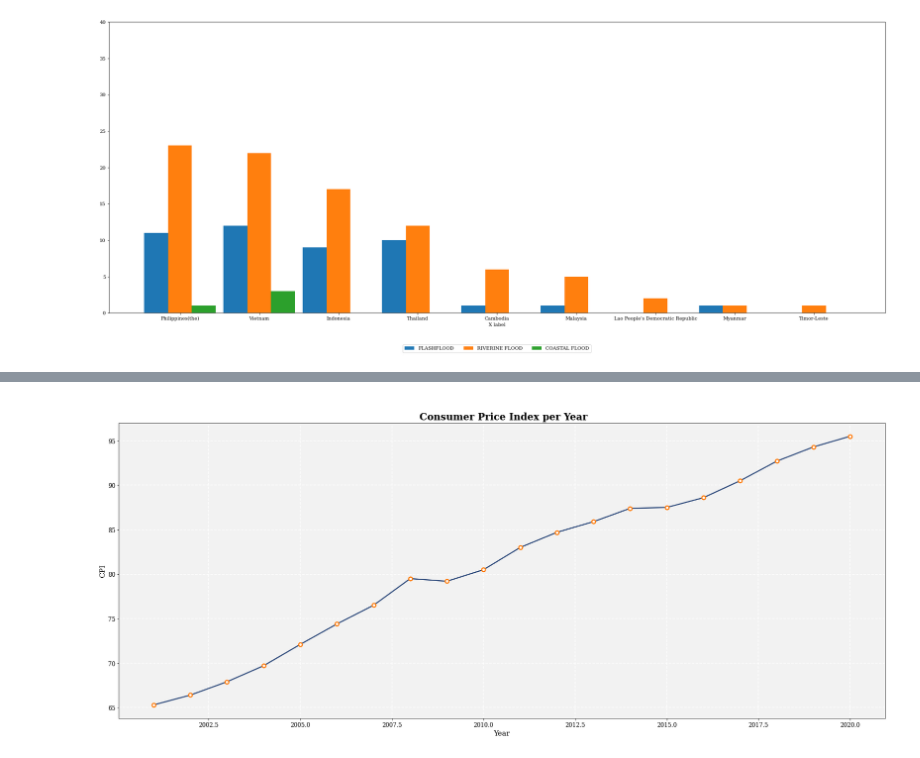
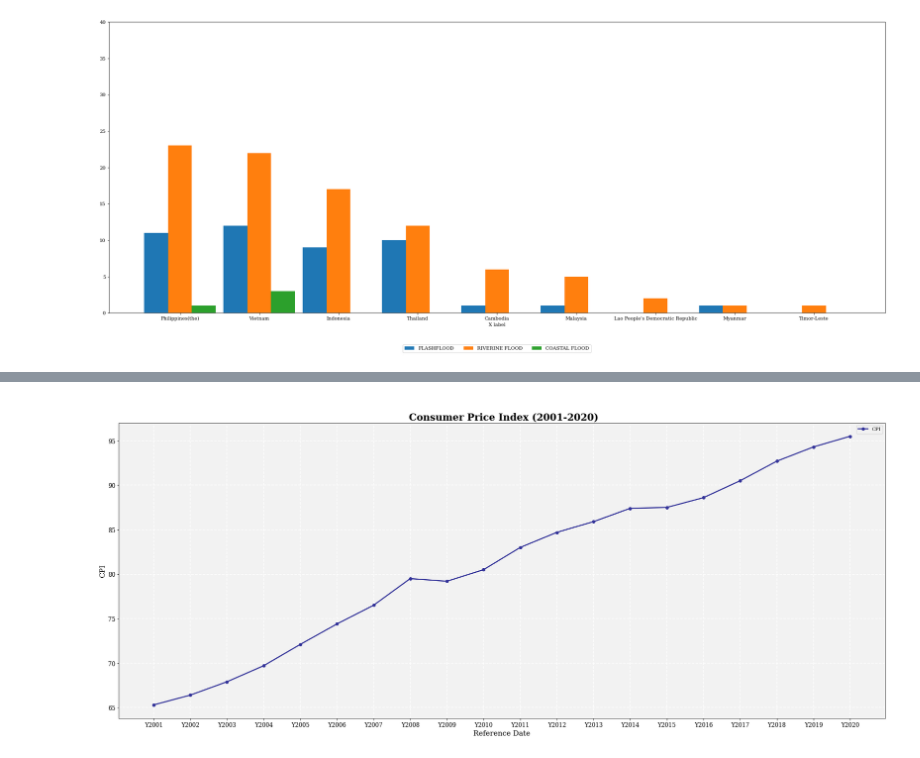
Before and after one commit to KarlAndreiCalimutan/Beta-Tech_BSIT_3207, a Jupyter notebook: Datasets_visual.ipynb, the cells around one changed output, grey strips where cells are left out. Cells and saved outputs as stored; diff of their text form; code cells hidden in the pictures.

```diff
--- a/Datasets_visual.ipynb
+++ b/Datasets_visual.ipynb
@@ -207,25 +207,26 @@ display(df.iloc[0:])
 # %%
+
 #getting all the values stored in the dataframe/csv
 Year = df["Year"]
 CPI = df["CPI"]
 
 #changing the size of visualization
 f = plt.figure(tight_layout=True)
 f.set_figwidth(23)
 f.set_figheight(10)
 
 #Changing the background color of the graph
 plt.rcParams['axes.facecolor'] = '#F2F2F2'
 
 #creating the plot
 plt.xticks(fontsize=12)
 plt.yticks(fontsize=12)
-plt.title("\n Consumer Price Index per Year", fontweight="bold", fontsize=20)
-plt.xlabel("Year", fontsize=15)
+plt.title("\n Consumer Price Index (2001-2020)", fontweight="bold", fontsize=20)
+plt.xlabel("Reference Date", fontsize=15)
 plt.ylabel("CPI", fontsize=15)
+plt.plot(Year, CPI, 'o-', c= '#333399', lw=2.4)
 plt.grid(color = 'white', linestyle = '--', linewidth = 1.5)
-plt.plot(Year, CPI, color="#2f4b7c", lw=2.4, zorder=10)
-plt.scatter(Year, CPI, fc="w", ec="#FF7A04", s=60, lw=2.4, zorder=12)
+plt.legend(labels=['CPI'])
 plt.show()
 # %% [output]
-[figure, old version]
+[figure, new version]
```
Also changed, not shown: parts of 1 cell of this notebook.
